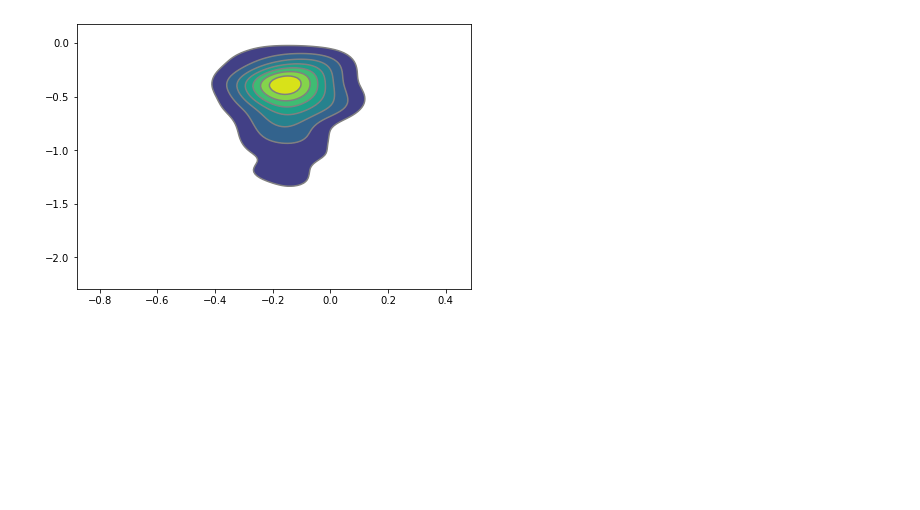
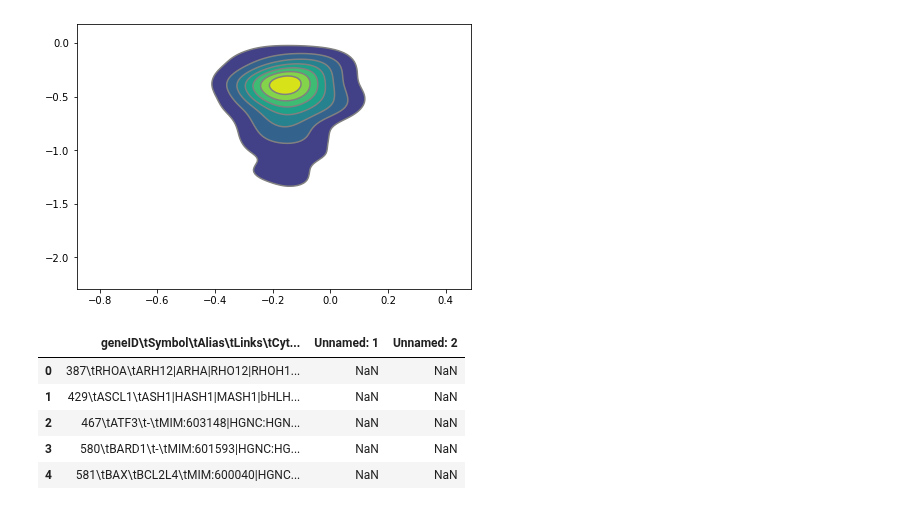
Before and after one commit to lannwal/projectlab, a Jupyter notebook: DataDash.ipynb, the cells around one changed output. Drawn from its saved outputs; the diff is of its cells as text; code cells hidden in the pictures; blank space fills up the shorter version.

```diff
--- a/DataDash.ipynb
+++ b/DataDash.ipynb
@@ -1643,3 +1643,14 @@ az.plot_kde(allGenes['DUSP16'],allGenes['CDK4'])
 # %% [output]
 <matplotlib.axes._subplots.AxesSubplot at 0x...>
 [figure]
+# %%
+tsonco = pd.read_fwf("/home/annerer/Downloads/Intersect_Ongene_TSGs.tab",sep='\t')
+# %%
+tsonco.head()
+# %% [output]
+|  | geneID\tSymbol\tAlias\tLinks\tCyt... | Unnamed: 1 | Unnamed: 2 |
+| 0 | 387\tRHOA\tARH12|ARHA|RHO12|RHOH1... | NaN | NaN |
+| 1 | 429\tASCL1\tASH1|HASH1|MASH1|bHLH... | NaN | NaN |
+| 2 | 467\tATF3\t-\tMIM:603148|HGNC:HGN... | NaN | NaN |
+| 3 | 580\tBARD1\t-\tMIM:601593|HGNC:HG... | NaN | NaN |
+| 4 | 581\tBAX\tBCL2L4\tMIM:600040|HGNC... | NaN | NaN |
```
Also changed, not shown: parts of 18 cells of this notebook.
